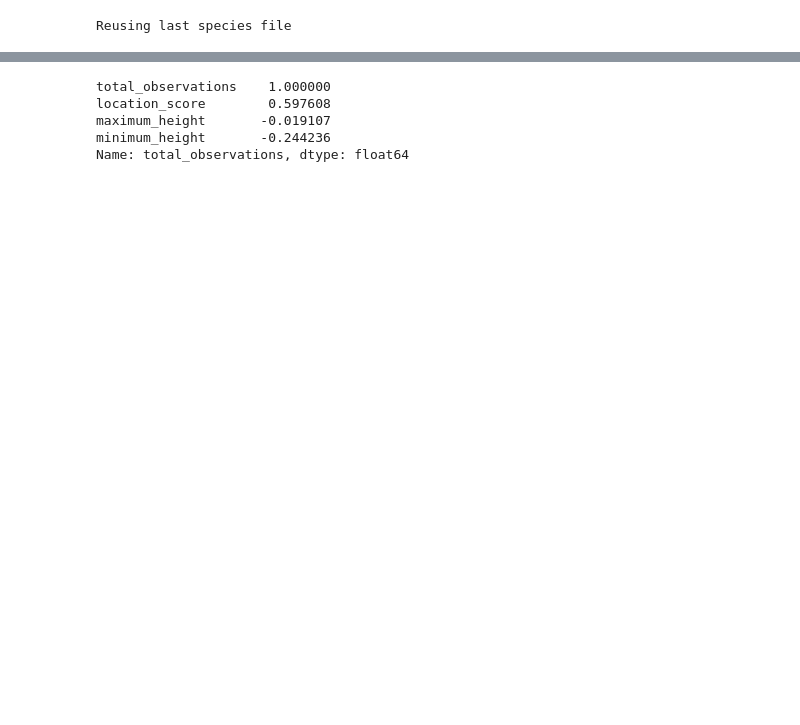
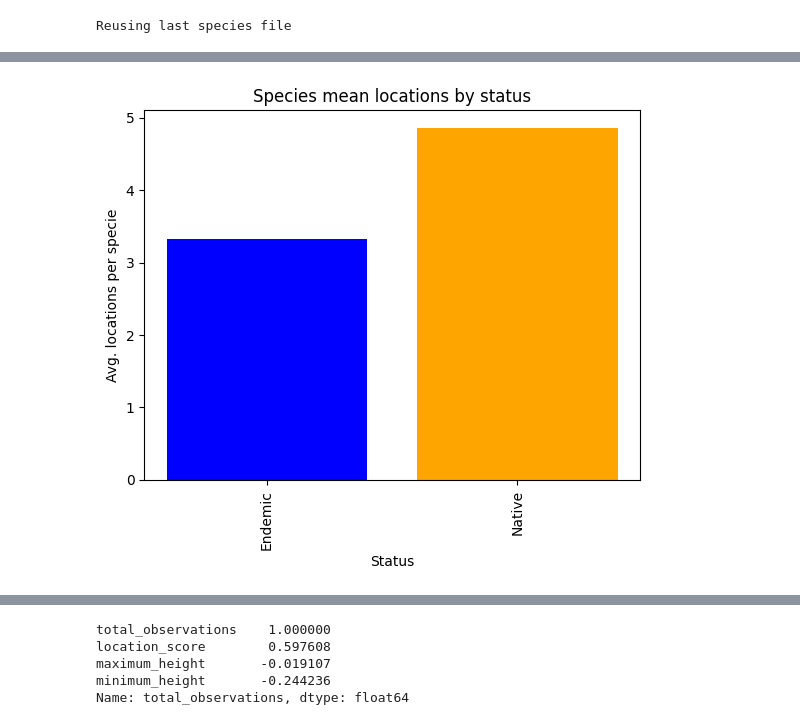
Before and after one commit to flawedvice/rasgos-cl-analysis, a Jupyter notebook: analysis.ipynb, the cells around one changed output, grey strips where cells are left out. Saved outputs shown, nothing was run; the diff lists cells and outputs as text; code cells hidden in the pictures; blank space fills up the shorter version.

```diff
--- a/analysis.ipynb
+++ b/analysis.ipynb
@@ -426,0 +576,12 @@ plt.show()
+# %%
+status_locations = clean_df.loc[:, ["status", "location_score"]].groupby("status").mean().sort_values("location_score").reset_index()
+
+plot_bar(
+    x=status_locations.status, y=status_locations.location_score,
+    title="Species mean locations by status",
+    xlabel="Status",
+    ylabel="Avg. locations per specie",
+    color=["blue", "orange"]
+)
+# %% [output]
+[figure, added]
```
Also changed, not shown: parts of 146 cells of this notebook.
